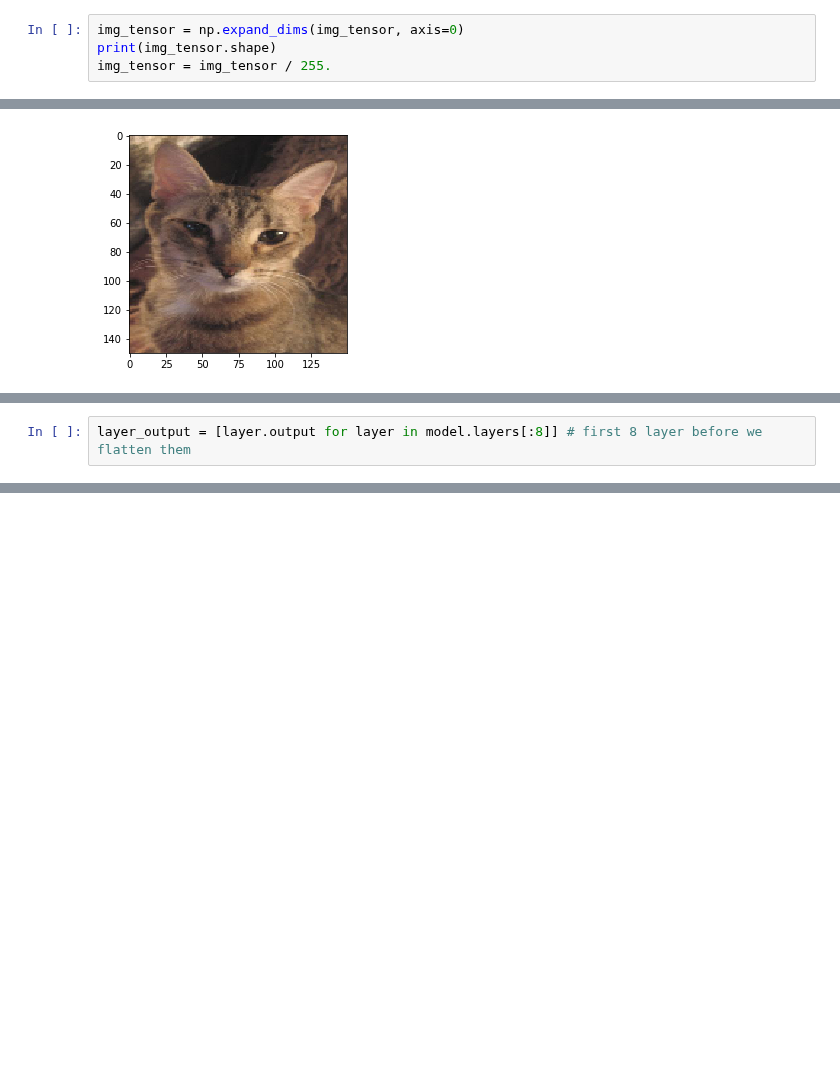
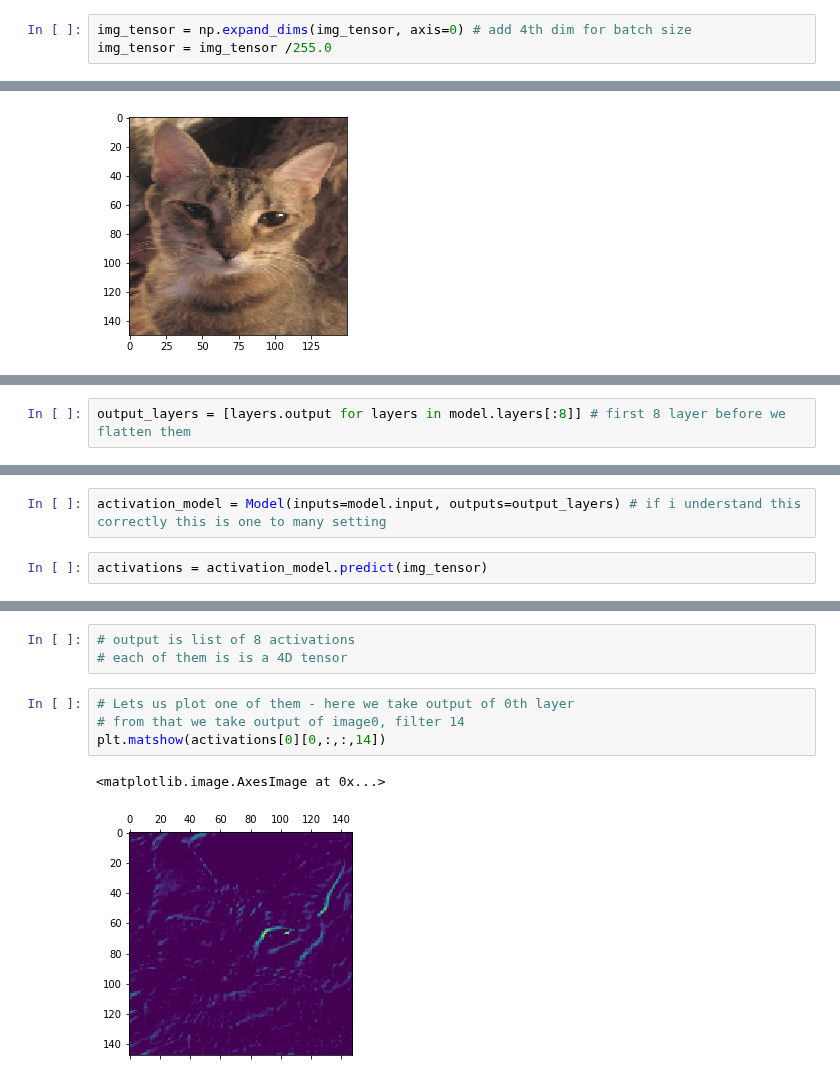
Before and after one commit to RajHarry/DeepNets, a Jupyter notebook: Keras/Keras_from_scratch/Vision/07_CNN.ipynb, the cells around one changed output, grey strips where cells are left out. Saved outputs shown, nothing was run; the diff lists cells and outputs as text; blank space fills up the shorter version.

```diff
--- a/Keras/Keras_from_scratch/Vision/07_CNN.ipynb
+++ b/Keras/Keras_from_scratch/Vision/07_CNN.ipynb
@@ -46,4 +132,3 @@ print(img_tensor.shape)
 # %%
-img_tensor = np.expand_dims(img_tensor, axis=0)
-print(img_tensor.shape)
-img_tensor = img_tensor / 255.
+img_tensor = np.expand_dims(img_tensor, axis=0) # add 4th dim for batch size
+img_tensor = img_tensor /255.0
@@ -77,2 +166,2 @@ model.layers
 # %%
-layer_output = [layer.output for layer in model.layers[:8]] # first 8 layer before we flatten them
+output_layers = [layers.output for layers in model.layers[:8]] # first 8 layer before we flatten them
@@ -109,0 +168,4 @@ layer1.output_shape
+# %%
+activation_model = Model(inputs=model.input, outputs=output_layers) # if i understand this correctly this is one to many setting
+# %%
+activations = activation_model.predict(img_tensor)
@@ -109,0 +189,10 @@ layer1.output_shape
+# %%
+# output is list of 8 activations
+# each of them is is a 4D tensor
+# %%
+# Lets us plot one of them - here we take output of 0th layer
+# from that we take output of image0, filter 14
+plt.matshow(activations[0][0,:,:,14])
+# %% [output]
+<matplotlib.image.AxesImage at 0x...>
+[figure, added]
```
Also changed, not shown: parts of 28 cells of this notebook.
